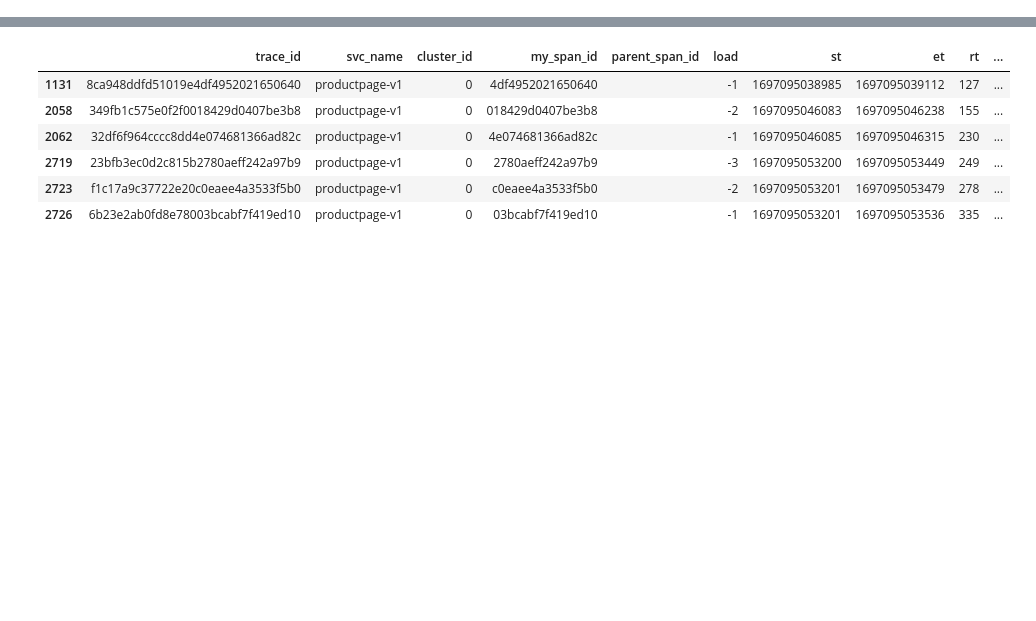
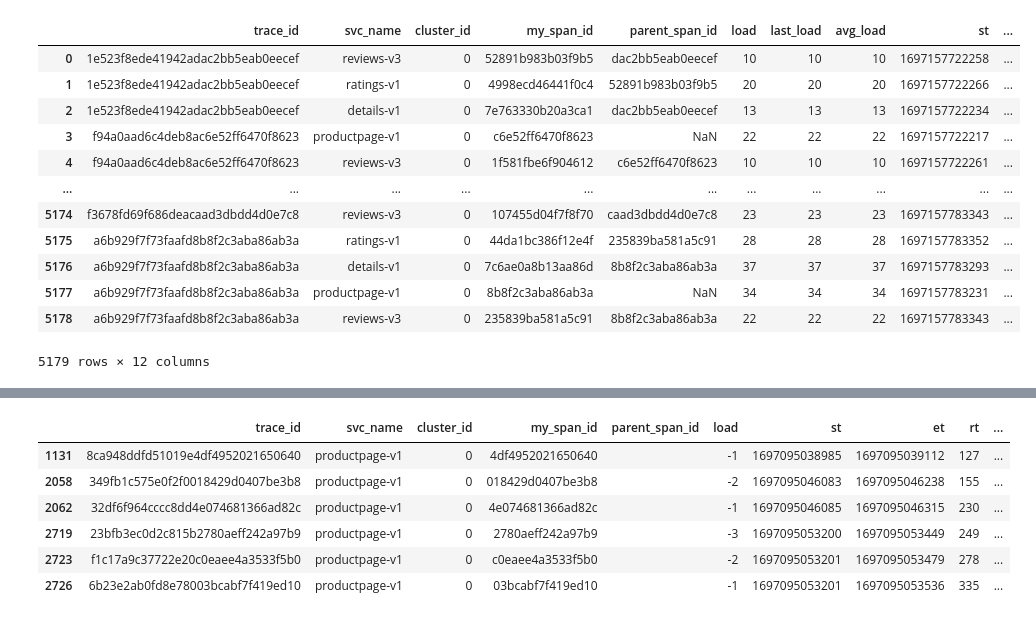
Before and after one commit to ServiceLayerNetworking/SLATE, a Jupyter notebook: global-controller/new_trace_parser_for_test.ipynb, the cells around one changed output, grey strips where cells are left out. Drawn from its saved outputs; the diff is of its cells as text; code cells hidden in the pictures; blank space fills up the shorter version.

```diff
--- a/global-controller/new_trace_parser_for_test.ipynb
+++ b/global-controller/new_trace_parser_for_test.ipynb
@@ -2,4 +2,32 @@
 import pandas as pd
 import span as sp
 import matplotlib.pyplot as plt
+# %%
+def trace_trimmer(trace_file):
+    df = pd.read_csv(trace_file)
+    col_len = df.shape[1]
+    col_name = ['a', 'b', "trace_id","svc_name","cluster_id","my_span_id","parent_span_id","load","last_load","avg_load","st","et","rt","call_size"]
+    df.columns = col_name
+    df = df.drop('a', axis=1)
+    df = df.drop('b', axis=1)
+    df.to_csv("trim-"+trace_file.split("/")[-1])
+    return df
+# %%
+log_path = "./trace-west_only-avg_load.csv"
+t_df = trace_trimmer(log_path)
+display(t_df)
+# %% [output]
+|  | trace_id | svc_name | cluster_id | my_span_id | parent_span_id | load | last_load | avg_load | st | ... |
+| 0 | 1e523f8ede41942adac2bb5eab0eecef | reviews-v3 | 0 | 52891b983b03f9b5 | dac2bb5eab0eecef | 10 | 10 | 10 | 1697157722258 | ... |
+| 1 | 1e523f8ede41942adac2bb5eab0eecef | ratings-v1 | 0 | 4998ecd46441f0c4 | 52891b983b03f9b5 | 20 | 20 | 20 | 1697157722266 | ... |
+| 2 | 1e523f8ede41942adac2bb5eab0eecef | details-v1 | 0 | 7e763330b20a3ca1 | dac2bb5eab0eecef | 13 | 13 | 13 | 1697157722234 | ... |
+| 3 | f94a0aad6c4deb8ac6e52ff6470f8623 | productpage-v1 | 0 | c6e52ff6470f8623 | NaN | 22 | 22 | 22 | 1697157722217 | ... |
+| 4 | f94a0aad6c4deb8ac6e52ff6470f8623 | reviews-v3 | 0 | 1f581fbe6f904612 | c6e52ff6470f8623 | 10 | 10 | 10 | 1697157722261 | ... |
+| ... | ... | ... | ... | ... | ... | ... | ... | ... | ... | ... |
+| 5174 | f3678fd69f686deacaad3dbdd4d0e7c8 | reviews-v3 | 0 | 107455d04f7f8f70 | caad3dbdd4d0e7c8 | 23 | 23 | 23 | 1697157783343 | ... |
+| 5175 | a6b929f7f73faafd8b8f2c3aba86ab3a | ratings-v1 | 0 | 44da1bc386f12e4f | 235839ba581a5c91 | 28 | 28 | 28 | 1697157783352 | ... |
+| 5176 | a6b929f7f73faafd8b8f2c3aba86ab3a | details-v1 | 0 | 7c6ae0a8b13aa86d | 8b8f2c3aba86ab3a | 37 | 37 | 37 | 1697157783293 | ... |
+| 5177 | a6b929f7f73faafd8b8f2c3aba86ab3a | productpage-v1 | 0 | 8b8f2c3aba86ab3a | NaN | 34 | 34 | 34 | 1697157783231 | ... |
+| 5178 | a6b929f7f73faafd8b8f2c3aba86ab3a | reviews-v3 | 0 | 235839ba581a5c91 | 8b8f2c3aba86ab3a | 22 | 22 | 22 | 1697157783343 | ... |
+5179 rows × 12 columns
 # %%
```
Also changed, not shown: parts of 1 cell of this notebook, 6 other files.
